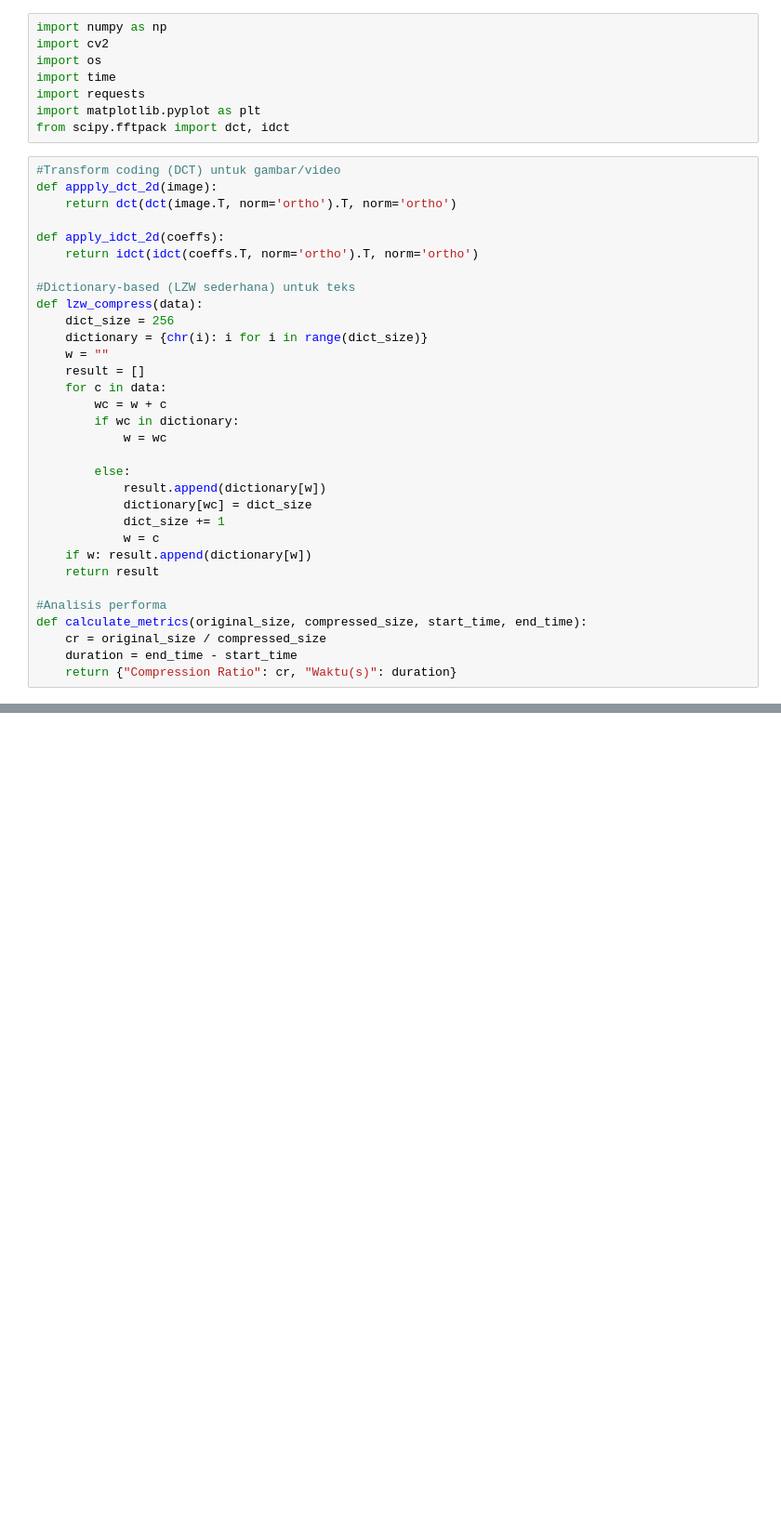
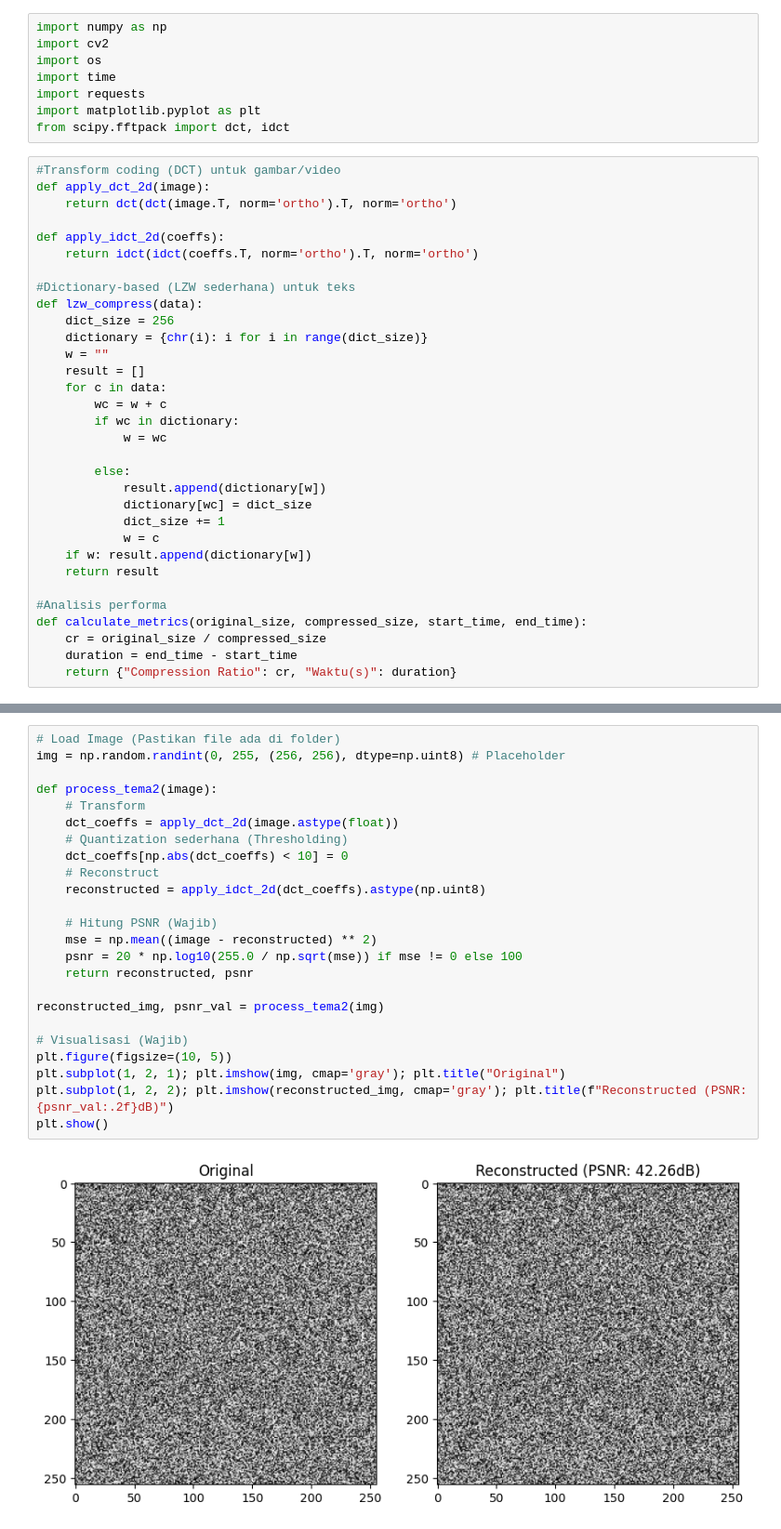
Before and after one commit to zepunnn/Team-7-Compression, a Jupyter notebook: code_tubs.ipynb, the cells around one changed output, grey strips where cells are left out. Shown: that part at 93% size. Drawn from its saved outputs; the diff is of its cells as text; blank space fills up the shorter version.

```diff
--- a/code_tubs.ipynb
+++ b/code_tubs.ipynb
@@ -8,7 +8,7 @@ import matplotlib.pyplot as plt
 from scipy.fftpack import dct, idct
 # %%
 #Transform coding (DCT) untuk gambar/video
-def appply_dct_2d(image):
+def apply_dct_2d(image):
     return dct(dct(image.T, norm='ortho').T, norm='ortho')
 
 def apply_idct_2d(coeffs):
@@ -40,0 +60,26 @@ def calculate_metrics(original_size, compressed_size, start_time, end_time):
+# %%
+# Load Image (Pastikan file ada di folder)
+img = np.random.randint(0, 255, (256, 256), dtype=np.uint8) # Placeholder
+
+def process_tema2(image):
+    # Transform
+    dct_coeffs = apply_dct_2d(image.astype(float))
+    # Quantization sederhana (Thresholding)
+    dct_coeffs[np.abs(dct_coeffs) < 10] = 0
+    # Reconstruct
+    reconstructed = apply_idct_2d(dct_coeffs).astype(np.uint8)
+
+    # Hitung PSNR (Wajib)
+    mse = np.mean((image - reconstructed) ** 2)
+    psnr = 20 * np.log10(255.0 / np.sqrt(mse)) if mse != 0 else 100
+    return reconstructed, psnr
+
+reconstructed_img, psnr_val = process_tema2(img)
+
+# Visualisasi (Wajib)
+plt.figure(figsize=(10, 5))
+plt.subplot(1, 2, 1); plt.imshow(img, cmap='gray'); plt.title("Original")
+plt.subplot(1, 2, 2); plt.imshow(reconstructed_img, cmap='gray'); plt.title(f"Reconstructed (PSNR: {psnr_val:.2f}dB)")
+plt.show()
+# %% [output]
+[figure, added]
```
Also changed, not shown: parts of 2 cells of this notebook.
